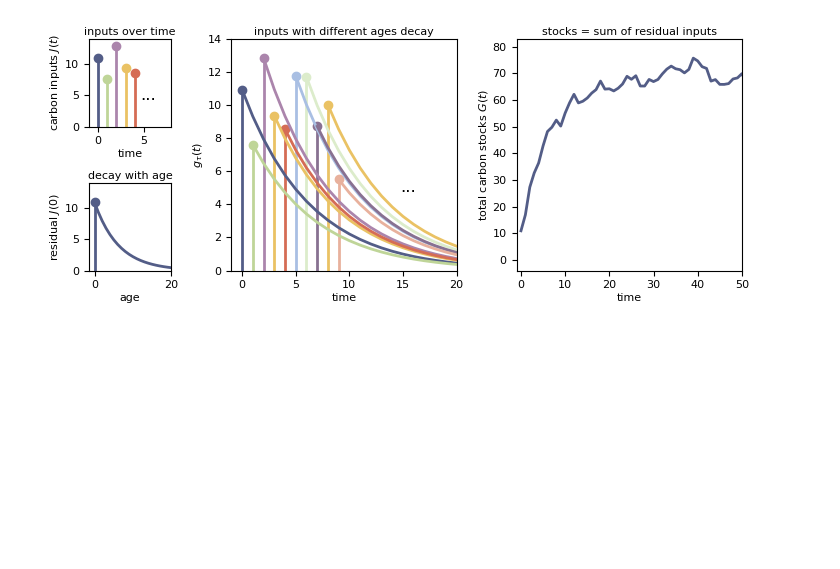
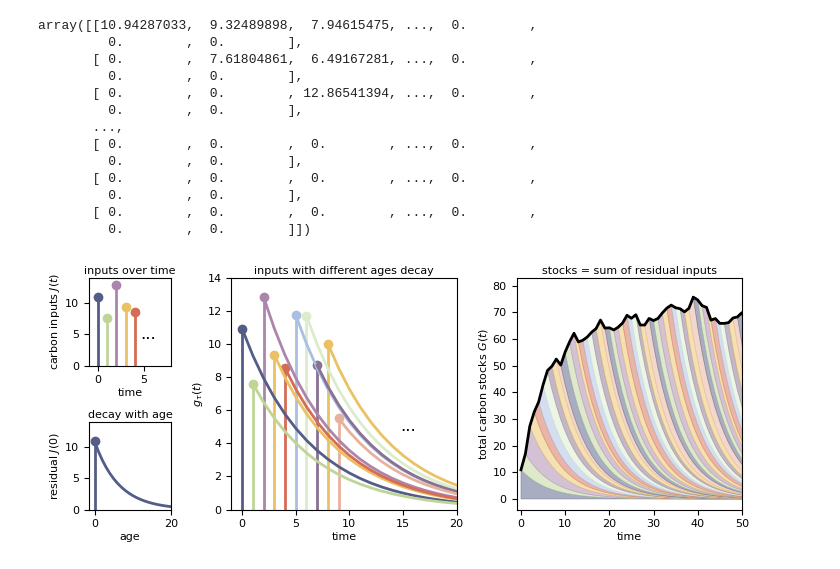
Before and after one commit to flamholz/soil_diskin, a Jupyter notebook: notebooks/fig1.ipynb, the cells around one changed output. Cells and saved outputs as stored; diff of their text form; code cells hidden in the pictures; blank space fills up the shorter version.

```diff
--- a/notebooks/fig1.ipynb
+++ b/notebooks/fig1.ipynb
@@ -53,33 +53,59 @@ plt.title('decay with age')
 plt.sca(axs['C'])
 
 # Only have 10 colors -- plot the first 10
 for i, (J, color) in enumerate(zip(J_t[:10], color_order[:10])):
     plt.stem(i, J, color)
 
 g_ts = np.zeros((len(J_t), len(ages)+len(J_t) + 10))
 for i in range(len(J_t)):
     decay_i = decay(J_t[i], ages)
     g_ts[i, i:i+len(decay_i)] = decay_i
 
     # plot the first 10 only
     if i >= 10:
         continue
     plt.plot(ages + i, decay_i, color=color_order[i])
 plt.xlabel('time')
 plt.ylabel(r'$g_\tau(t)$')
 plt.text(15.5, 5, '...', fontsize=12, ha='center', va='center')
 plt.xlim(-1, 20)
 plt.ylim(0, 14)
 plt.title('inputs with different ages decay')
 
+# plot the stocks over time, which is the sum of
+# what remains from prior inputs
+plt.sca(axs['D'])
+
+nts = g_ts.shape[1]
+njs = g_ts.shape[0]
+bottom = np.zeros(nts)
+ts = np.arange(nts)
+for i in range(njs):
+    color = color_order[i % len(color_order)]
+    top = bottom + g_ts[i, :]
+    plt.fill_between(ts, bottom, top, color=color, alpha=0.5, lw=0.5)
+    bottom = top
+
 G_t = np.sum(g_ts, axis=0)
-plt.sca(axs['D'])
-plt.plot(G_t, color=color_order[0])
+plt.plot(ts, G_t, color='black', lw=2)
 plt.xlabel('time')
 plt.xlim(-1, 50)
 plt.ylabel(r'total carbon stocks $G(t)$')
 plt.title(r'stocks = sum of residual inputs')
 
 plt.tight_layout()
 # %% [output]
+array([[10.94287033,  9.32489898,  7.94615475, ...,  0.        ,
+         0.        ,  0.        ],
+       [ 0.        ,  7.61804861,  6.49167281, ...,  0.        ,
+         0.        ,  0.        ],
+       [ 0.        ,  0.        , 12.86541394, ...,  0.        ,
+         0.        ,  0.        ],
+       ...,
+       [ 0.        ,  0.        ,  0.        , ...,  0.        ,
+         0.        ,  0.        ],
+       [ 0.        ,  0.        ,  0.        , ...,  0.        ,
+         0.        ,  0.        ],
+       [ 0.        ,  0.        ,  0.        , ...,  0.        ,
+         0.        ,  0.        ]])
-[figure, old version]
+[figure, new version]
```
